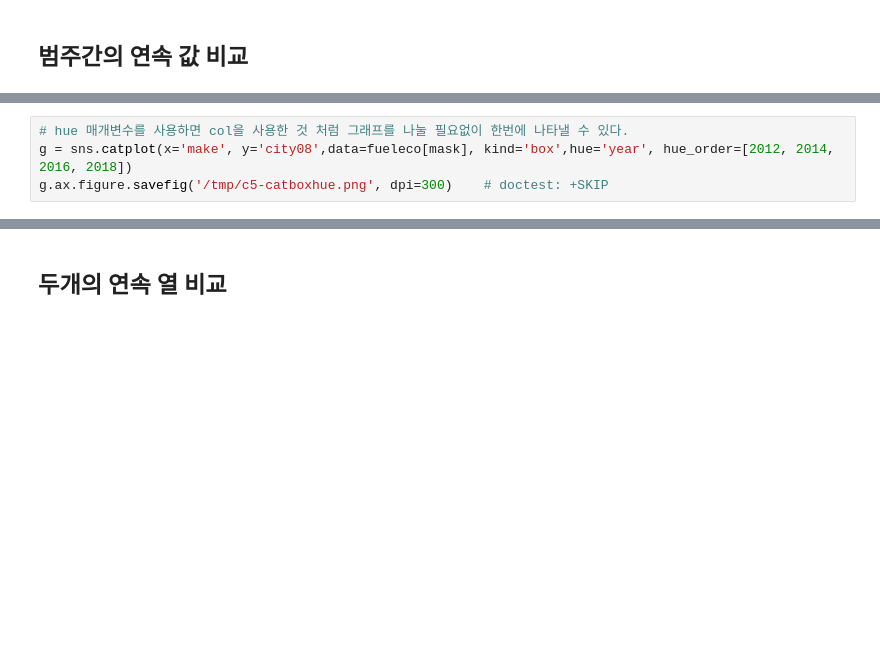
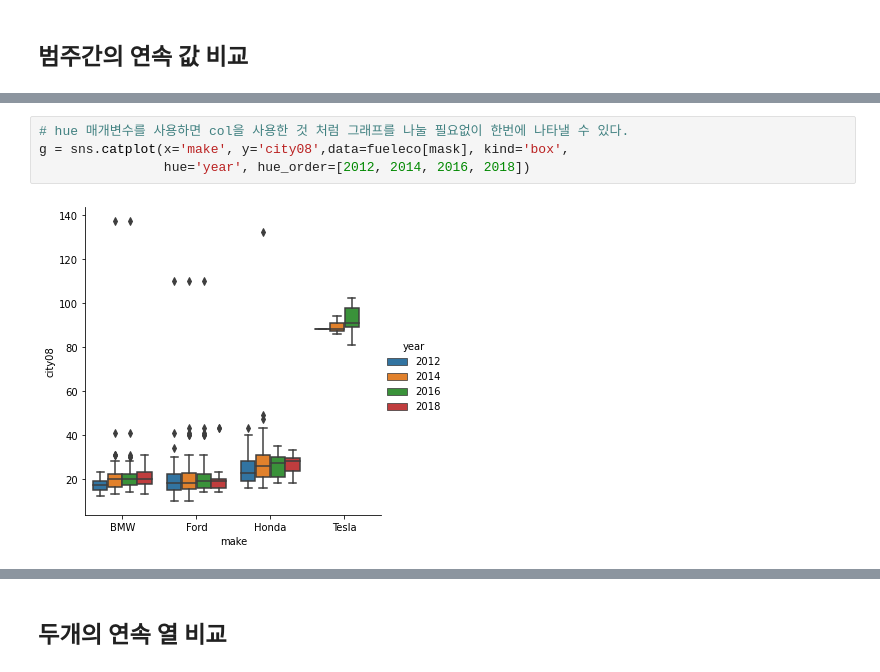
Before and after one commit to cldud400/fintech_class, a Jupyter notebook: 발표/cookbook/cookbook/ch05발표/ch-05.ipynb, the cells around one changed output, grey strips where cells are left out. Drawn from its saved outputs; the diff is of its cells as text; blank space fills up the shorter version.

```diff
--- a/발표/cookbook/cookbook/ch05발표/ch-05.ipynb
+++ b/발표/cookbook/cookbook/ch05발표/ch-05.ipynb
@@ -353,6 +463,8 @@ g.axes[0].figure.savefig('/tmp/c5-catboxcol.png', dpi=300)    # doctest: +SKIP
 # %%
 # hue 매개변수를 사용하면 col을 사용한 것 처럼 그래프를 나눌 필요없이 한번에 나타낼 수 있다.
-g = sns.catplot(x='make', y='city08',data=fueleco[mask], kind='box',hue='year', hue_order=[2012, 2014, 2016, 2018])
-g.ax.figure.savefig('/tmp/c5-catboxhue.png', dpi=300)    # doctest: +SKIP
+g = sns.catplot(x='make', y='city08',data=fueleco[mask], kind='box',
+                hue='year', hue_order=[2012, 2014, 2016, 2018])
+# %% [output]
+[figure, added]
 # %%
 # style.background_gradient(cmap='RdBu', axis=0)) 출력 스타일 지정
```
Also changed, not shown: parts of 50 cells of this notebook, 1 other file.
